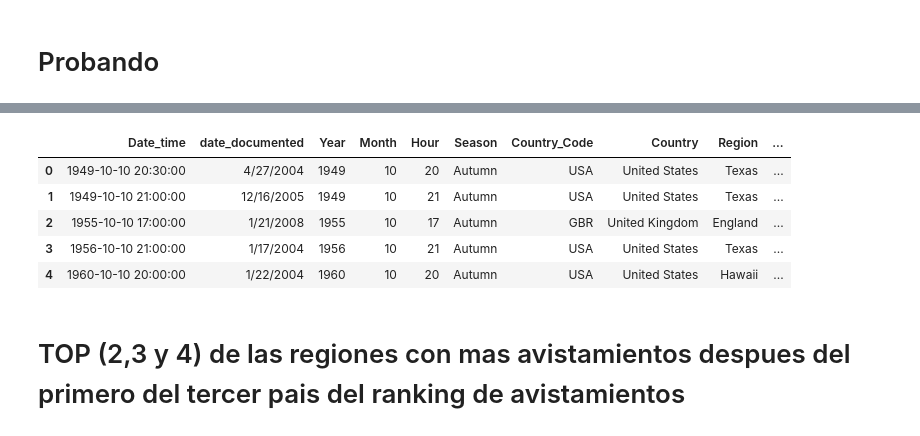
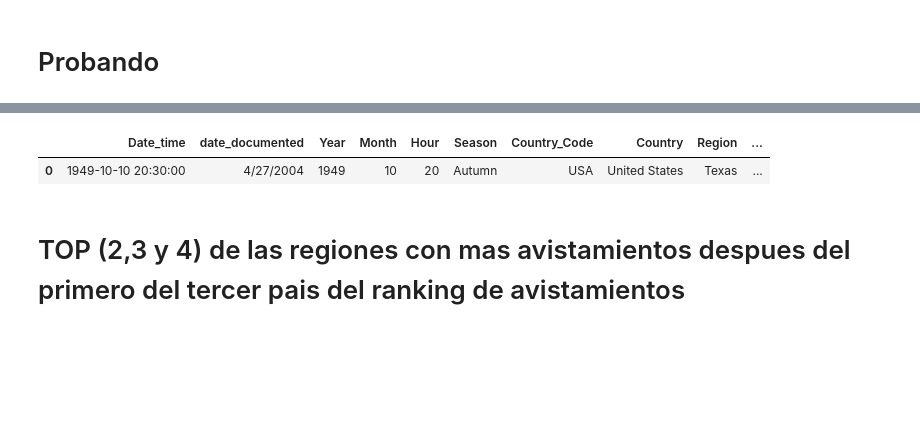
Before and after one commit to awchacon/first_project, a Jupyter notebook: first_project.ipynb, the cells around one changed output, grey strips where cells are left out. Cells and saved outputs as stored; diff of their text form; code cells hidden in the pictures; blank space fills up the shorter version.

```diff
--- a/first_project.ipynb
+++ b/first_project.ipynb
@@ -429,14 +423,10 @@ shape_counts_by_region_in_usa = usa_df.groupby('Region')['UFO_shape'].value_coun
 
 #shape_counts_by_region_in_usa
 # %%
-ufo_df_new.head()
+ufo_df_new.head(1)
 # %% [output]
 |  | Date_time | date_documented | Year | Month | Hour | Season | Country_Code | Country | Region | ... |
 | 0 | 1949-10-10 20:30:00 | 4/27/2004 | 1949 | 10 | 20 | Autumn | USA | United States | Texas | ... |
-| 1 | 1949-10-10 21:00:00 | 12/16/2005 | 1949 | 10 | 21 | Autumn | USA | United States | Texas | ... |
-| 2 | 1955-10-10 17:00:00 | 1/21/2008 | 1955 | 10 | 17 | Autumn | GBR | United Kingdom | England | ... |
-| 3 | 1956-10-10 21:00:00 | 1/17/2004 | 1956 | 10 | 21 | Autumn | USA | United States | Texas | ... |
-| 4 | 1960-10-10 20:00:00 | 1/22/2004 | 1960 | 10 | 20 | Autumn | USA | United States | Hawaii | ... |
 # %% [markdown]
 # TOP (2,3 y 4) de las regiones con mas avistamientos despues del primero del tercer pais del ranking de avistamientos
 # %%
```
Also changed, not shown: parts of 8 cells of this notebook.
